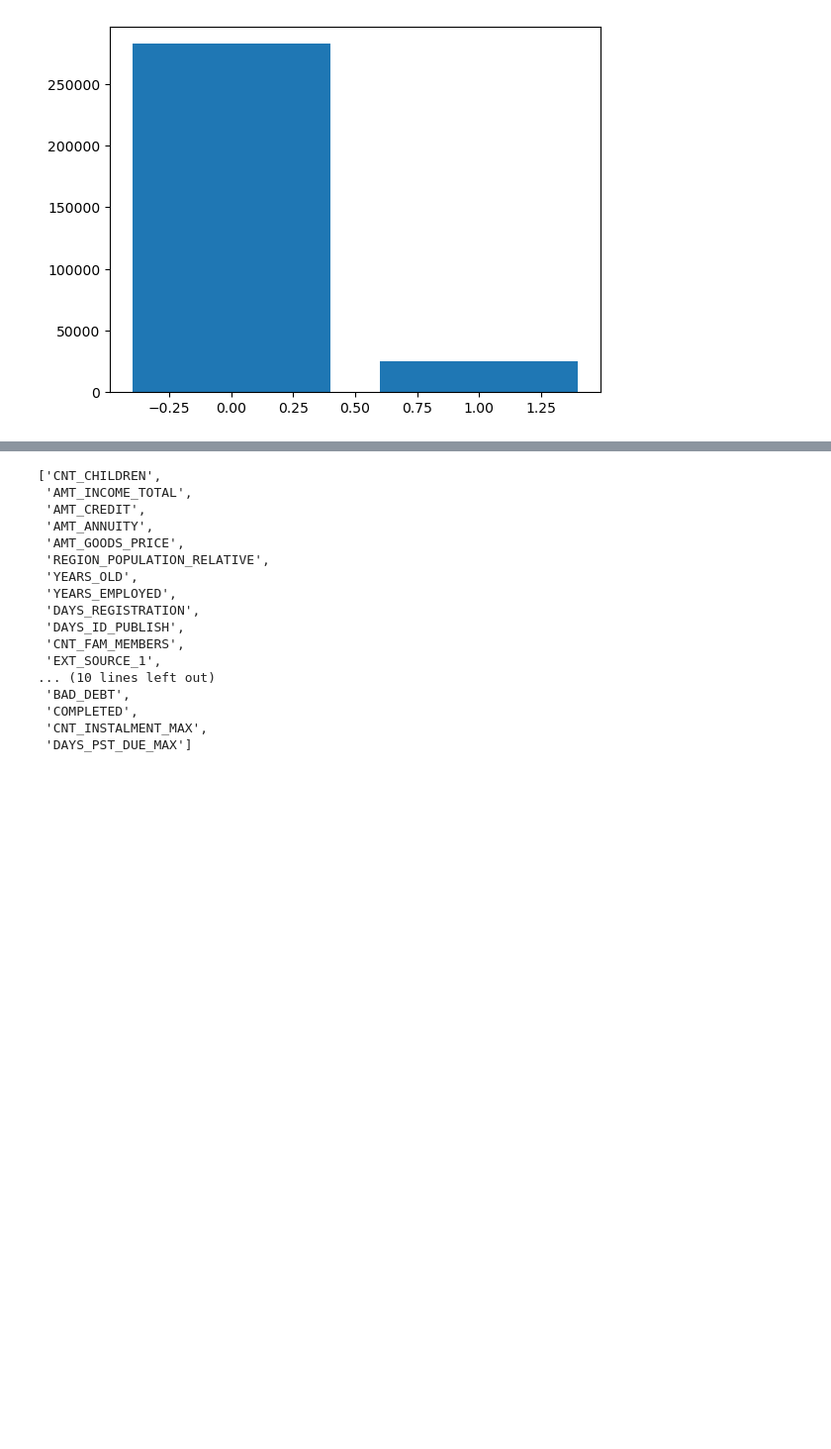
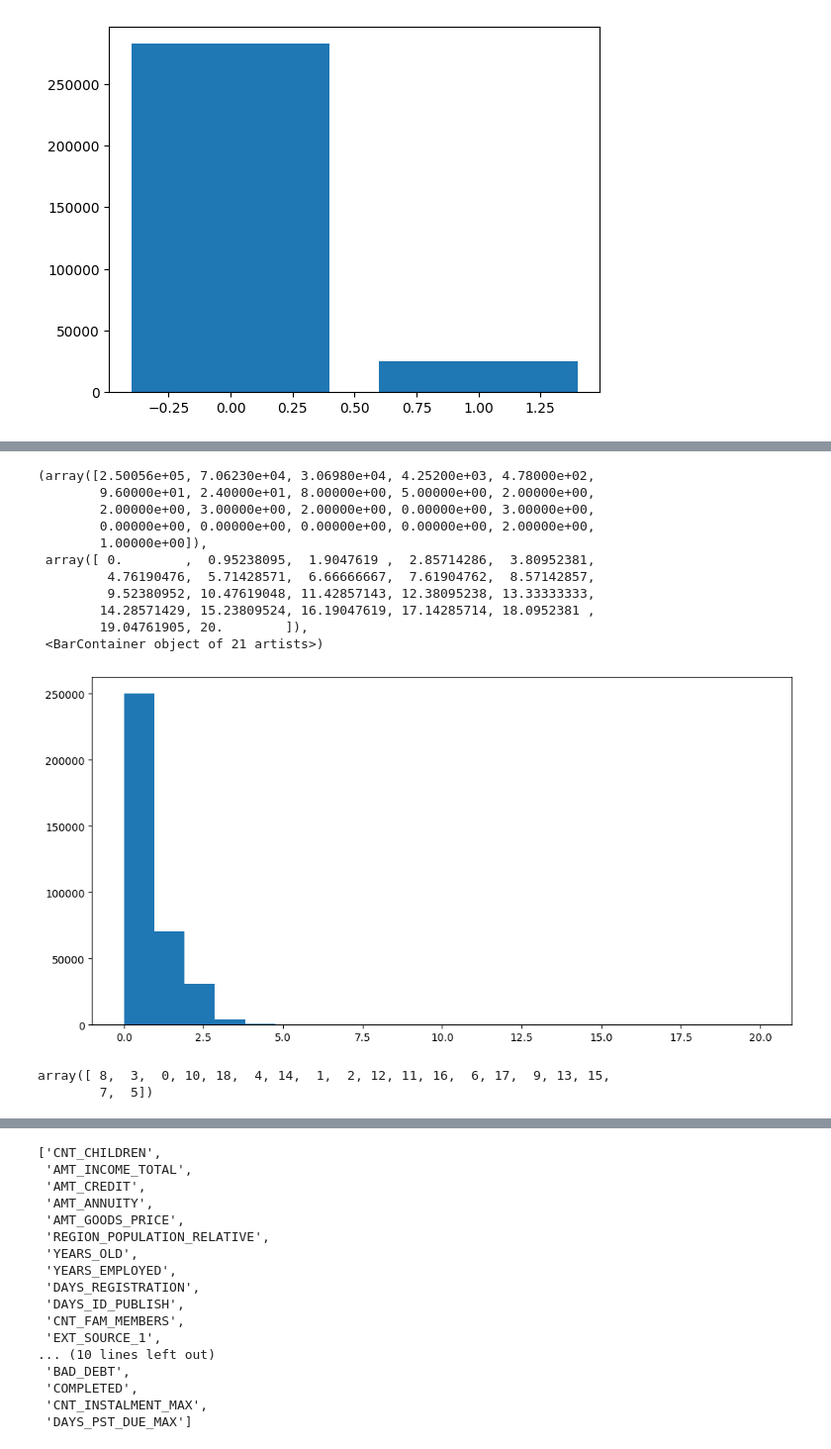
Before and after one commit to No-Country-simulation/c23-16-data, a Jupyter notebook: models.ipynb, the cells around one changed output, grey strips where cells are left out. Shown at 99% size. Drawn from its saved outputs; the diff is of its cells as text; code cells hidden in the pictures; blank space fills up the shorter version.

```diff
--- a/models.ipynb
+++ b/models.ipynb
@@ -56,0 +456,22 @@ plt.bar(merge_train['TARGET'].value_counts().index,merge_train['TARGET'].value_c
+# %%
+#cantidad de hijos
+plt.figure(figsize=(12,6))
+plt.hist(home_credit_risk['CNT_CHILDREN'], bins=21)
+# %% [output]
+(array([2.50056e+05, 7.06230e+04, 3.06980e+04, 4.25200e+03, 4.78000e+02,
+        9.60000e+01, 2.40000e+01, 8.00000e+00, 5.00000e+00, 2.00000e+00,
+        2.00000e+00, 3.00000e+00, 2.00000e+00, 0.00000e+00, 3.00000e+00,
+        0.00000e+00, 0.00000e+00, 0.00000e+00, 0.00000e+00, 2.00000e+00,
+        1.00000e+00]),
+ array([ 0.        ,  0.95238095,  1.9047619 ,  2.85714286,  3.80952381,
+         4.76190476,  5.71428571,  6.66666667,  7.61904762,  8.57142857,
+         9.52380952, 10.47619048, 11.42857143, 12.38095238, 13.33333333,
+        14.28571429, 15.23809524, 16.19047619, 17.14285714, 18.0952381 ,
+        19.04761905, 20.        ]),
+ <BarContainer object of 21 artists>)
+[figure, added]
+# %%
+home_credit_risk['OCCUPATION_TYPE_encoded'].unique()
+# %% [output]
+array([ 8,  3,  0, 10, 18,  4, 14,  1,  2, 12, 11, 16,  6, 17,  9, 13, 15,
+        7,  5])
```
Also changed, not shown: parts of 140 cells of this notebook.
